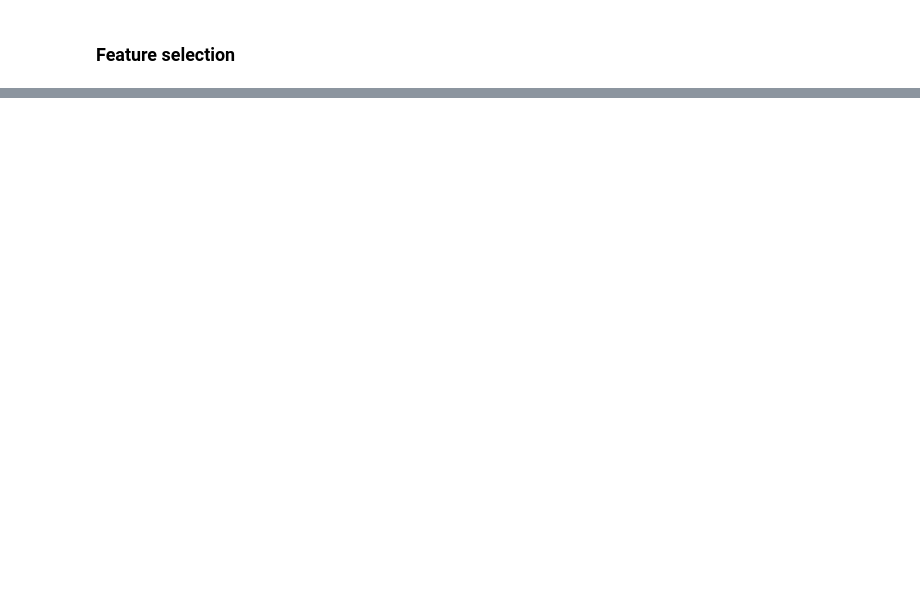
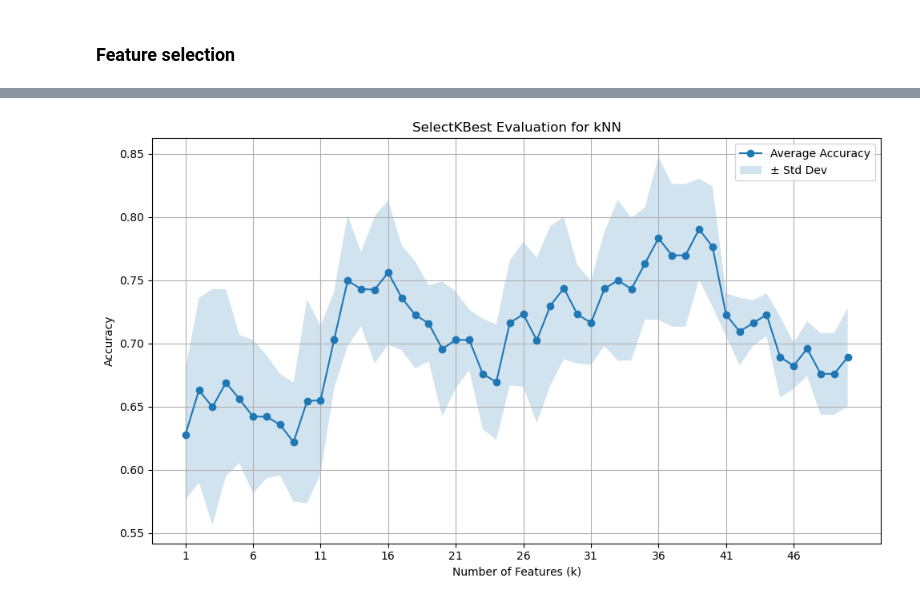
Before and after one commit to TaraVijgeboom/TM10007_Group10_Liver, a Jupyter notebook: assignment.ipynb, the cells around one changed output, grey strips where cells are left out. Cells and saved outputs as stored; diff of their text form; code cells hidden in the pictures; blank space fills up the shorter version.

Commit message:
feature selection toegevoegd
Co-authored-by: casperkoorenhof <casperkoorenhof@users.noreply.github.com>

```diff
--- a/assignment.ipynb
+++ b/assignment.ipynb
@@ -186,0 +189,20 @@ plt.show()
+# %%
+from sklearn.feature_selection import VarianceThreshold
+
+# Keep only numeric columns (if not already done)
+X_train_scaled = X_train_scaled.select_dtypes(include=[np.number])
+X_test_scaled = X_test_scaled.select_dtypes(include=[np.number])
+
+# Only apply VarianceThreshold if any features have zero variance
+zv_selector = VarianceThreshold(threshold=0)
+zv_selector.fit(X_train_scaled)
+
+support_mask = zv_selector.get_support()
+n_removed = len(support_mask) - sum(support_mask)
+
+if n_removed > 0:
+    X_train_scaled = pd.DataFrame(zv_selector.transform(X_train_scaled), columns=X_train_scaled.columns[support_mask])
+    X_test_scald = pd.DataFrame(zv_selector.transform(X_test_scaled), columns=X_test_scaled.columns[support_mask])
+    print(f"Number of features removed due to zero variance: {n_removed}")
+else:
+    print("No features with zero variance found — skipping removal.")
@@ -188,0 +442,74 @@ plt.show()
+# %%
+from sklearn.feature_selection import SelectKBest, f_classif
+from sklearn.model_selection import StratifiedKFold
+from sklearn.neighbors import KNeighborsClassifier
+from sklearn.svm import SVC
+from sklearn.linear_model import LogisticRegression
+from sklearn.metrics import accuracy_score
+import numpy as np
+import matplotlib.pyplot as plt
+
+# Model dictionary
+models = {
+    "kNN": (KNeighborsClassifier(), X_train_scaled),
+    "SVM": (SVC(kernel="rbf"), X_train_scaled),
+    "LogisticRegression": (LogisticRegression(max_iter=10000), X_train_scaled)
+}
+
+k_values = range(1, 51)
+kf = StratifiedKFold(n_splits=5, shuffle=True, random_state=42)
+
+# Result storage
+results = {}
+
+for model_name, (model, X_input) in models.items():
+    print(f"\nEvaluating {model_name}...")
+    average_accuracies = []
+    std_accuracies = []
+
+    for k in k_values:
+        selector = SelectKBest(f_classif, k=k)
+        X_selected = selector.fit_transform(X_input, y_train)
+        accuracies = []
+
+        for train_index, test_index in kf.split(X_selected, y_train):
+            X_fold_train, X_fold_test = X_selected[train_index], X_selected[test_index]
+            y_fold_train, y_fold_test = y_train.iloc[train_index], y_train.iloc[test_index]
+
+            model.fit(X_fold_train, y_fold_train)
+            y_pred = model.predict(X_fold_test)
+            acc = accuracy_score(y_fold_test, y_pred)
+            accuracies.append(acc)
+
+        avg_acc = np.mean(accuracies)
+        std_acc = np.std(accuracies)
+        average_accuracies.append(avg_acc)
+        std_accuracies.append(std_acc)
+
+    # Save results for plotting
+    results[model_name] = {
+        "avg": average_accuracies,
+        "std": std_accuracies
+    }
+
+    # Plot
+    upper = np.array(average_accuracies) + np.array(std_accuracies)
+    lower = np.array(average_accuracies) - np.array(std_accuracies)
+
+    plt.figure(figsize=(10, 6))
+    plt.plot(list(k_values), average_accuracies, marker='o', label='Average Accuracy')
+    plt.fill_between(list(k_values), upper, lower, alpha=0.2, label='± Std Dev')
+    plt.title(f'SelectKBest Evaluation for {model_name}')
+    plt.xlabel('Number of Features (k)')
+    plt.ylabel('Accuracy')
+    plt.grid(True)
+    plt.xticks(list(k_values)[::5])
+    plt.legend()
+    plt.tight_layout()
+    plt.show()
+
+# Bepaal het beste k voor elk model
+for model_name, (model_obj, X_input) in models.items():
+    k_best = np.argmax(results[model_name]["avg"]) + 1
+    print(f"{model_name} → beste k = {k_best}")
+# %% [output]
@@ -188,0 +517 @@ plt.show()
+[figure, added]
```
Also changed, not shown: parts of 5 cells of this notebook.
